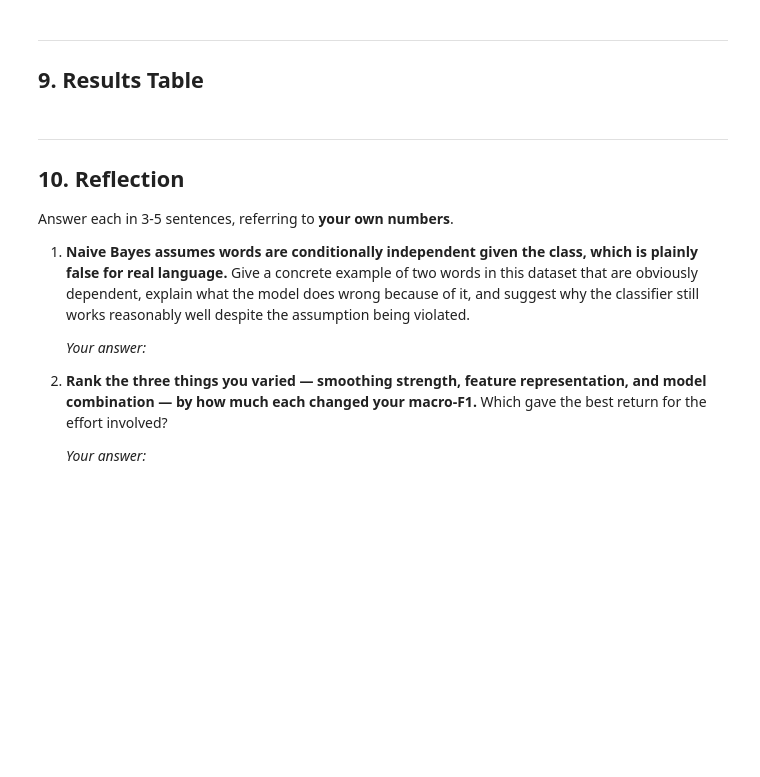
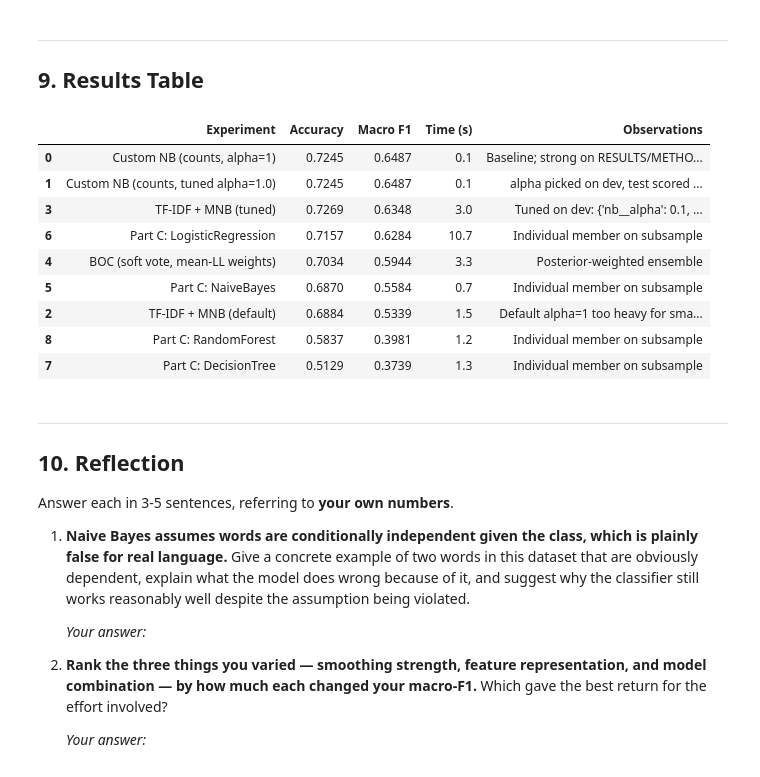
Before and after one commit to Merwyn-Prince-Lobo/Machine_learning_lab, a Jupyter notebook: lab6/Lab7_NaiveBayes_Exploratory_STUDENT.ipynb, the cells around one changed output. Cells and saved outputs as stored; diff of their text form; code cells hidden in the pictures; blank space fills up the shorter version.

```diff
--- a/lab6/Lab7_NaiveBayes_Exploratory_STUDENT.ipynb
+++ b/lab6/Lab7_NaiveBayes_Exploratory_STUDENT.ipynb
@@ -523,3 +593,21 @@ of hypotheses, and which of the two would have scored better here.
+# %%
+results_df = pd.DataFrame(RESULTS).sort_values("Macro F1", ascending=False)
+try:
+    display(results_df)
+except NameError:
+    print(results_df.to_string(index=False))
+results_df.to_csv("lab7_results.csv", index=False)
+# %% [output]
+|  | Experiment | Accuracy | Macro F1 | Time (s) | Observations |
+| 0 | Custom NB (counts, alpha=1) | 0.7245 | 0.6487 | 0.1 | Baseline; strong on RESULTS/METHO... |
+| 1 | Custom NB (counts, tuned alpha=1.0) | 0.7245 | 0.6487 | 0.1 | alpha picked on dev, test scored ... |
+| 3 | TF-IDF + MNB (tuned) | 0.7269 | 0.6348 | 3.0 | Tuned on dev: {'nb__alpha': 0.1, ... |
+| 6 | Part C: LogisticRegression | 0.7157 | 0.6284 | 10.7 | Individual member on subsample |
+| 4 | BOC (soft vote, mean-LL weights) | 0.7034 | 0.5944 | 3.3 | Posterior-weighted ensemble |
+| 5 | Part C: NaiveBayes | 0.6870 | 0.5584 | 0.7 | Individual member on subsample |
+| 2 | TF-IDF + MNB (default) | 0.6884 | 0.5339 | 1.5 | Default alpha=1 too heavy for sma... |
+| 8 | Part C: RandomForest | 0.5837 | 0.3981 | 1.2 | Individual member on subsample |
+| 7 | Part C: DecisionTree | 0.5129 | 0.3739 | 1.3 | Individual member on subsample |
 # %% [markdown]
 ---
 ## 10. Reflection
```
Also changed, not shown: parts of 19 cells of this notebook, 5 other files.
